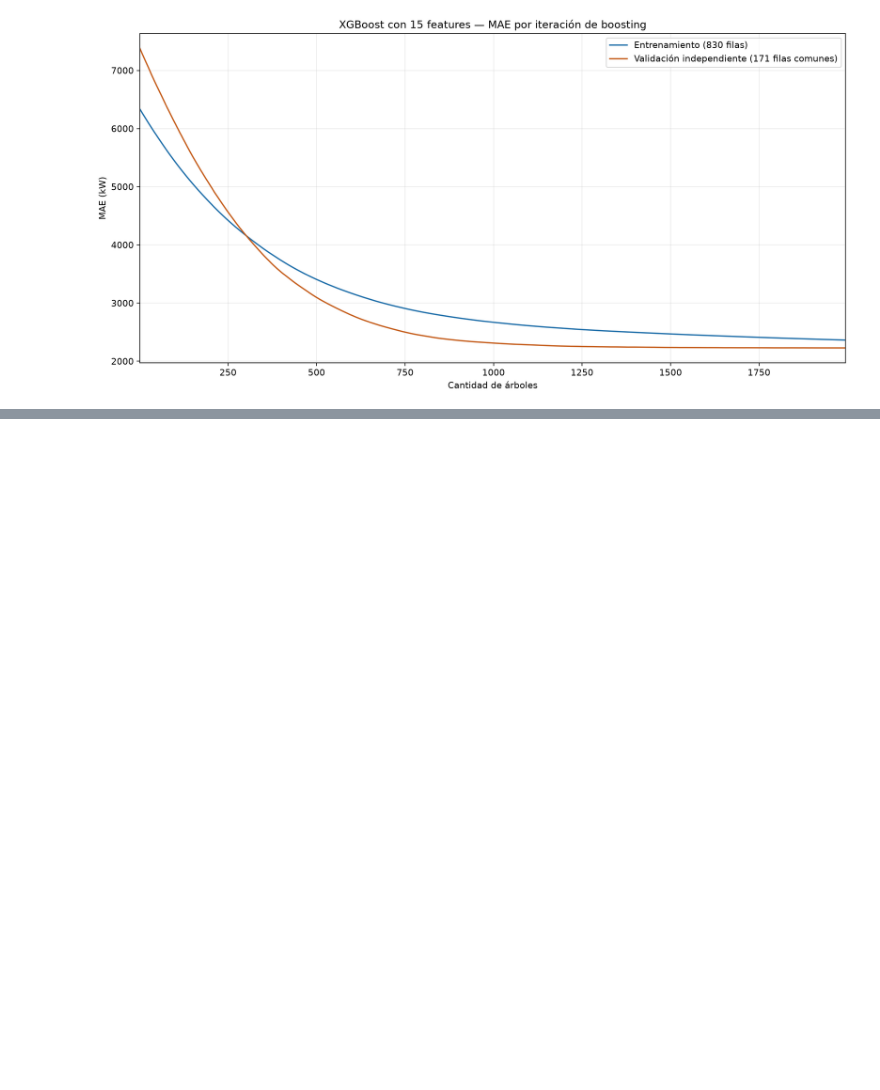
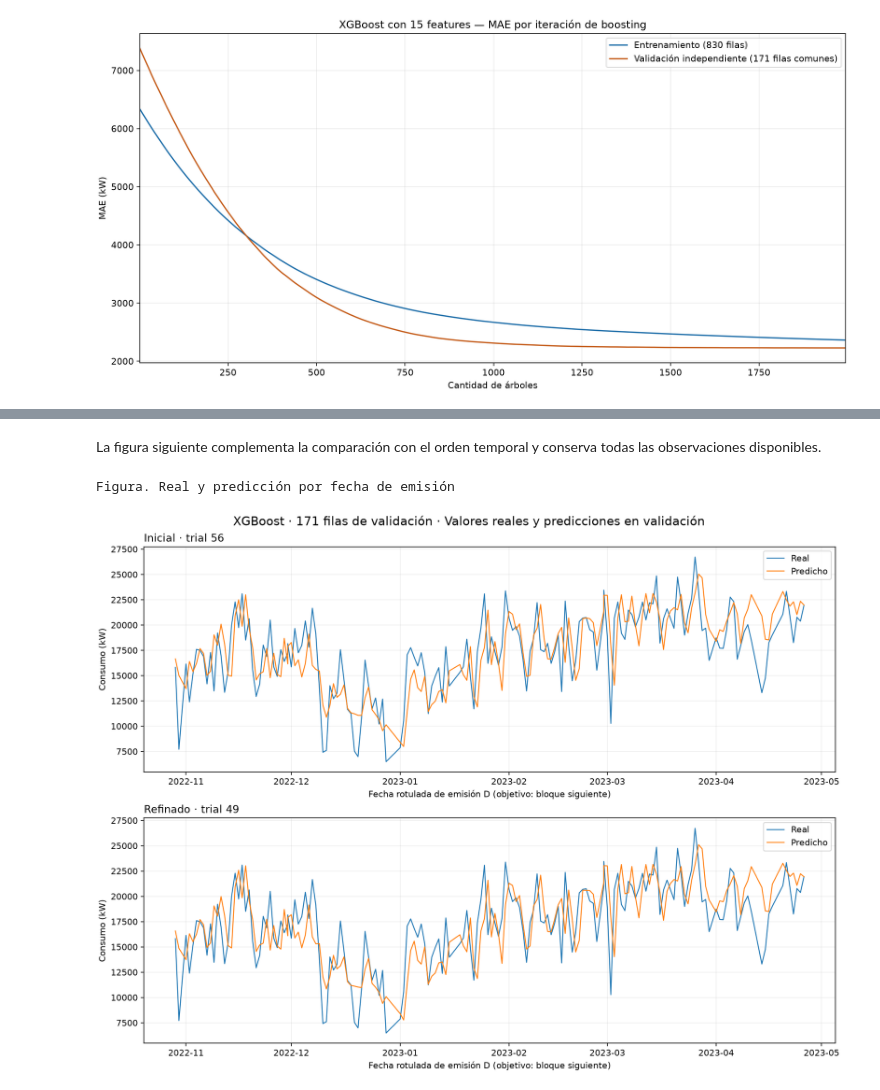
Before and after one commit to AlesioRios/Trabajo-Practico-Final-LD2, a Jupyter notebook: notebooks/modelado_xgboost.ipynb, the cells around one changed output, grey strips where cells are left out. Cells and saved outputs as stored; diff of their text form; code cells hidden in the pictures; blank space fills up the shorter version.

```diff
--- a/notebooks/modelado_xgboost.ipynb
+++ b/notebooks/modelado_xgboost.ipynb
@@ -471,0 +556,8 @@ Tabla 21. MAE de validación independiente del ganador refinado
+# %% [markdown]
+La figura siguiente complementa la comparación con el orden temporal y conserva todas las observaciones disponibles.
+# %%
+print("Figura. Real y predicción por fecha de emisión")
+display(Image(filename=str(carpeta_diagnostico / "predicciones_temporales.png")))
+# %% [output]
+Figura. Real y predicción por fecha de emisión
+[figure, added]
```
Also changed, not shown: parts of 18 cells of this notebook, 23 other files.
